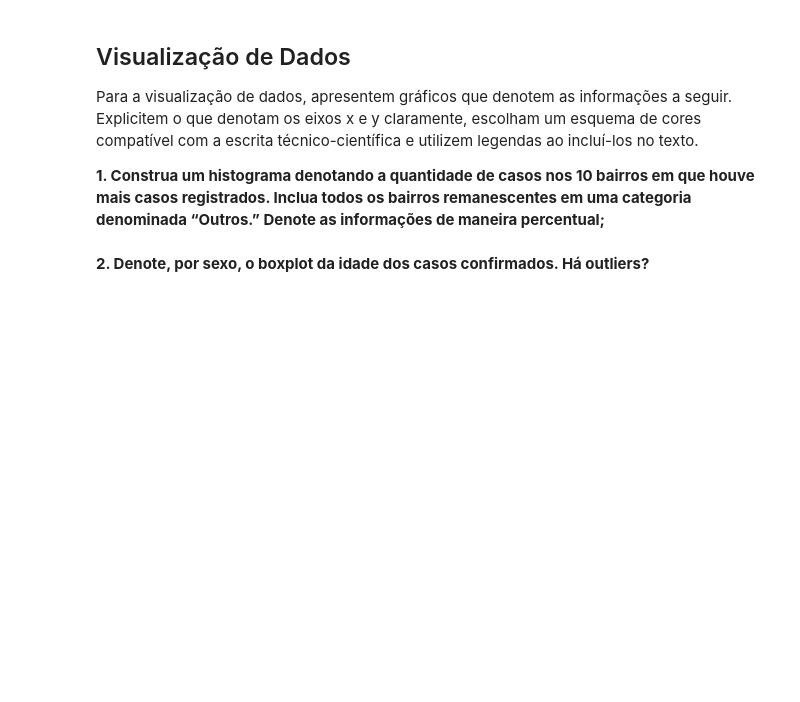
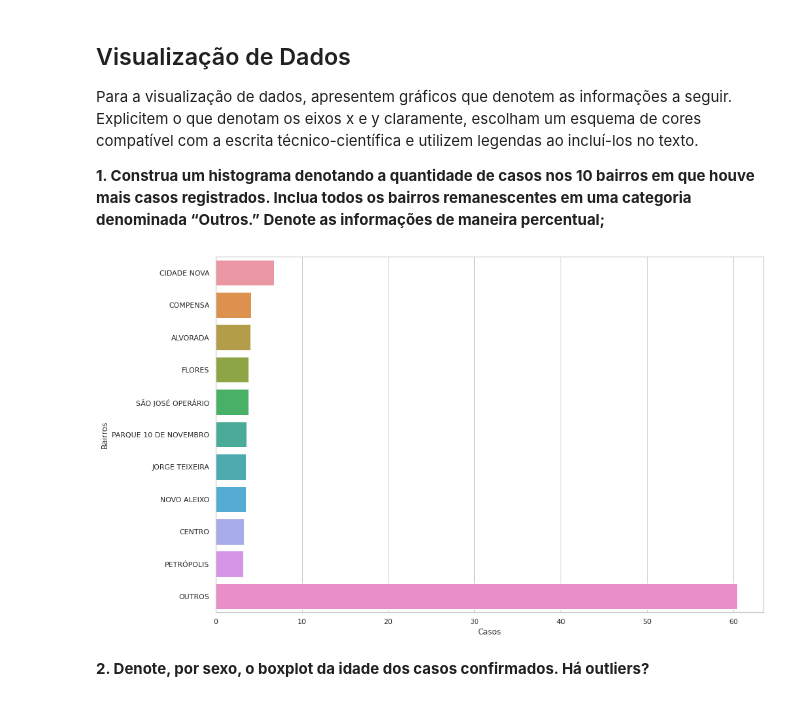
Before and after one commit to EnriqueIzel2/top-analise-redes-neurais, a Jupyter notebook: manaus_covid_graphics.ipynb, the cells around one changed output. Cells and saved outputs as stored; diff of their text form; code cells hidden in the pictures; blank space fills up the shorter version.

```diff
--- a/manaus_covid_graphics.ipynb
+++ b/manaus_covid_graphics.ipynb
@@ -26,6 +26,27 @@ o que denotam os eixos x e y claramente, escolham um esquema de cores compatíve
 técnico-científica e utilizem legendas ao incluí-los no texto.
 
 **1. Construa um histograma denotando a quantidade de casos nos 10 bairros em que houve mais casos registrados. Inclua todos os bairros remanescentes em uma categoria denominada “Outros.” Denote as informações de maneira percentual;**
+# %%
+data = dados.groupby(['_bairro_mapa']).size().reset_index(name='casos').sort_values(by='casos', ascending=False)
+data['casos'] = (data['casos']/len(dados))*100
+data10 = data.head(10)
+others = data.tail(len(data)-10)
+
+
+df2= pd.DataFrame({"_bairro_mapa":["OUTROS"],"casos":[others['casos'].sum()]})
+data10  = data10.append(df2)
+# Generate some sequential data
+b = data10['_bairro_mapa']
+c = data10['casos']
+sns.set(style="whitegrid")
+
+ax = sns.barplot(x=c, y=b)
+fig = plt.gcf()
+fig.set_size_inches(15, 10)
+ax.set(xlabel='Casos', ylabel='Bairros')
+plt.show()
+# %% [output]
+[figure, added]
 # %% [markdown]
 **2. Denote, por sexo, o boxplot da idade dos casos confirmados. Há outliers?**
 # %%
```
Also changed, not shown: parts of 1 cell of this notebook.
